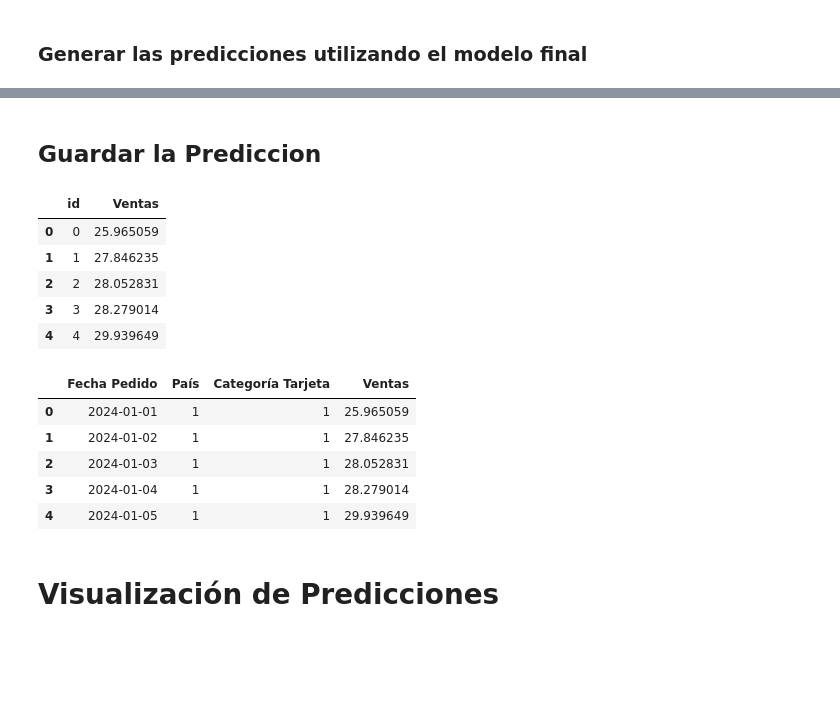
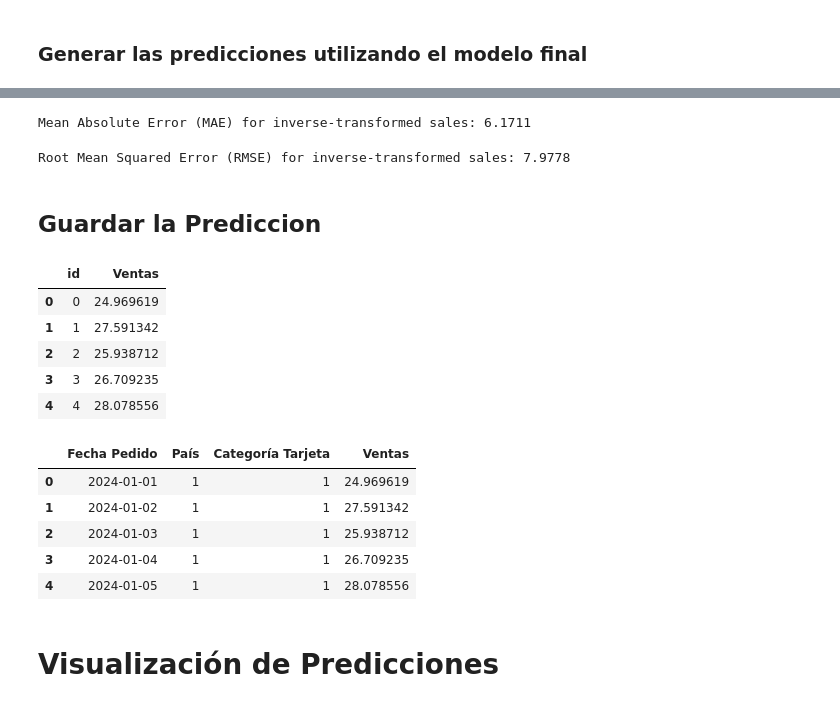
Before and after one commit to lucitaruizcarranza-source/Portafolio-LMRC, a Jupyter notebook: Caso_Practico_Forecast.ipynb, the cells around one changed output, grey strips where cells are left out. Drawn from its saved outputs; the diff is of its cells as text; code cells hidden in the pictures; blank space fills up the shorter version.

```diff
--- a/Caso_Practico_Forecast.ipynb
+++ b/Caso_Practico_Forecast.ipynb
@@ -913,11 +913,11 @@ def random_noise(dataframe):
 ## **Lag/Shifted Features**
 Las lag features (características rezagadas) son variables que se desplazan en el tiempo, es decir, representan valores pasados de la misma serie temporal. Son útiles en la predicción de series temporales porque permiten que el modelo tenga en cuenta patrones pasados para predecir valores futuros.
 # %%
-df.sort_values(by=['País', 'Categoría Tarjeta', 'Fecha Pedido'], axis=0, inplace=True)
+df.sort_values(by=['País', 'Categoría_Tarjeta', 'Fecha_Pedido'], axis=0, inplace=True)
 
 def lag_features(dataframe, lags):
     for lag in lags:
-        dataframe['Ventas_lag_' + str(lag)] = dataframe.groupby(["País", "Categoría Tarjeta"])['Ventas'].transform(
+        dataframe['Ventas_lag_' + str(lag)] = dataframe.groupby(["País", "Categoría_Tarjeta"])['Ventas'].transform(
             lambda x: x.shift(lag)) + random_noise(dataframe)
     return dataframe
 
@@ -928,13 +928,12 @@ El promedio móvil es una técnica que suaviza la serie temporal al promediar lo
 # %%
 def roll_mean_features(dataframe, windows):
     for window in windows:
-        dataframe['Ventas_roll_mean_' + str(window)] = dataframe.groupby(["País", "Categoría Tarjeta"])['Ventas']. \
+        dataframe['Ventas_roll_mean_' + str(window)] = dataframe.groupby(["País", "Categoría_Tarjeta"])['Ventas']. \
                                                           transform(
             lambda x: x.shift(1).rolling(window=window, min_periods=10, win_type="triang").mean()) + random_noise(
             dataframe)
     return dataframe
 
-
 df = roll_mean_features(df, [365, 546, 730])
 # %% [markdown]
 ## **Exponentially Weighted Mean Features**
@@ -945,7 +944,7 @@ def ewm_features(dataframe, alphas, lags):
     for alpha in alphas:
         for lag in lags:
             dataframe['Ventas_ewm_alpha_' + str(alpha).replace(".", "") + "_lag_" + str(lag)] = \
-                dataframe.groupby(["País", "Categoría Tarjeta"])['Ventas']. \
+                dataframe.groupby(["País", "Categoría_Tarjeta"])['Ventas']. \
                     transform(lambda x: x.shift(lag).ewm(alpha=alpha).mean())
     return dataframe
 
@@ -1470,3 +1575,30 @@ fig.show()
+# %%
+from sklearn.metrics import mean_absolute_error
+
+# Filter full_data to include only the validation period where predictions are available
+mae_df = full_data[full_data['Predicted_Sales'].notna()].copy()
+
+# Ensure both actual and predicted sales are not NaN for MAE calculation
+mae_df = mae_df[mae_df['Actual_Sales'].notna()].copy()
+
+# Calculate MAE on the inverse-transformed values
+actual_sales_mae = mae_df['Actual_Sales']
+predicted_sales_mae = mae_df['Predicted_Sales']
+
+mae_value = mean_absolute_error(actual_sales_mae, predicted_sales_mae)
+
+print(f"Mean Absolute Error (MAE) for inverse-transformed sales: {mae_value:.4f}")
+# %% [output]
+Mean Absolute Error (MAE) for inverse-transformed sales: 6.1711
+# %%
+from sklearn.metrics import mean_squared_error
+
+# Calculate RMSE on the inverse-transformed values
+rmse_value = np.sqrt(mean_squared_error(actual_sales_mae, predicted_sales_mae))
+
+print(f"Root Mean Squared Error (RMSE) for inverse-transformed sales: {rmse_value:.4f}")
+# %% [output]
+Root Mean Squared Error (RMSE) for inverse-transformed sales: 7.9778
 # %% [markdown]
 ## **Guardar la Prediccion**
 # %%
@@ -1492,29 +1624,29 @@ submission.to_csv("submission.csv", index=None)
 submission.head()
 # %% [output]
 |  | id | Ventas |
-| 0 | 0 | 25.965059 |
-| 1 | 1 | 27.846235 |
-| 2 | 2 | 28.052831 |
-| 3 | 3 | 28.279014 |
-| 4 | 4 | 29.939649 |
+| 0 | 0 | 24.969619 |
+| 1 | 1 | 27.591342 |
+| 2 | 2 | 25.938712 |
+| 3 | 3 | 26.709235 |
+| 4 | 4 | 28.078556 |
 # %%
 import pandas as pd
 
-forecast = pd.DataFrame({
-    "Fecha Pedido":test_final["Fecha_Pedido"],
-    "País":test_final["País"],
-    "Categoría Tarjeta":test_final["Categoría_Tarjeta"],
-    "Ventas":np.expm1(test_preds)
+sales_forecast = pd.DataFrame({
+    "Fecha Pedido": test_final["Fecha_Pedido"],
+    "País": test_final["País"],
+    "Categoría Tarjeta": test_final["Categoría_Tarjeta"],
+    "Ventas": np.expm1(test_preds)
 })
 
-forecast.head()
+sales_forecast.head()
 # %% [output]
 |  | Fecha Pedido | País | Categoría Tarjeta | Ventas |
-| 0 | 2024-01-01 | 1 | 1 | 25.965059 |
-| 1 | 2024-01-02 | 1 | 1 | 27.846235 |
-| 2 | 2024-01-03 | 1 | 1 | 28.052831 |
-| 3 | 2024-01-04 | 1 | 1 | 28.279014 |
-| 4 | 2024-01-05 | 1 | 1 | 29.939649 |
+| 0 | 2024-01-01 | 1 | 1 | 24.969619 |
+| 1 | 2024-01-02 | 1 | 1 | 27.591342 |
+| 2 | 2024-01-03 | 1 | 1 | 25.938712 |
+| 3 | 2024-01-04 | 1 | 1 | 26.709235 |
+| 4 | 2024-01-05 | 1 | 1 | 28.078556 |
 # %% [markdown]
 # **Visualización de Predicciones**
 # %%
```
Also changed, not shown: parts of 19 cells of this notebook.
